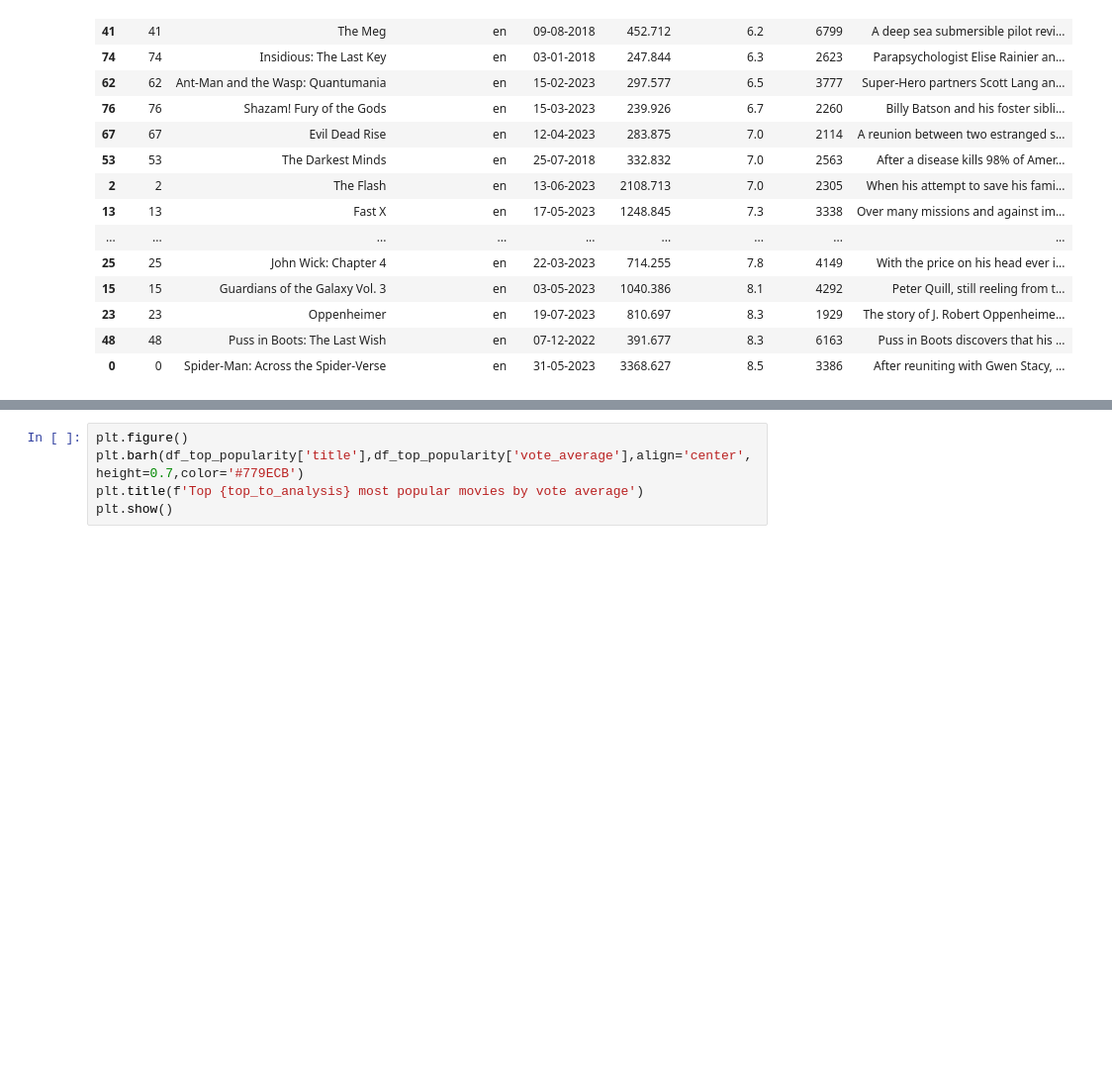
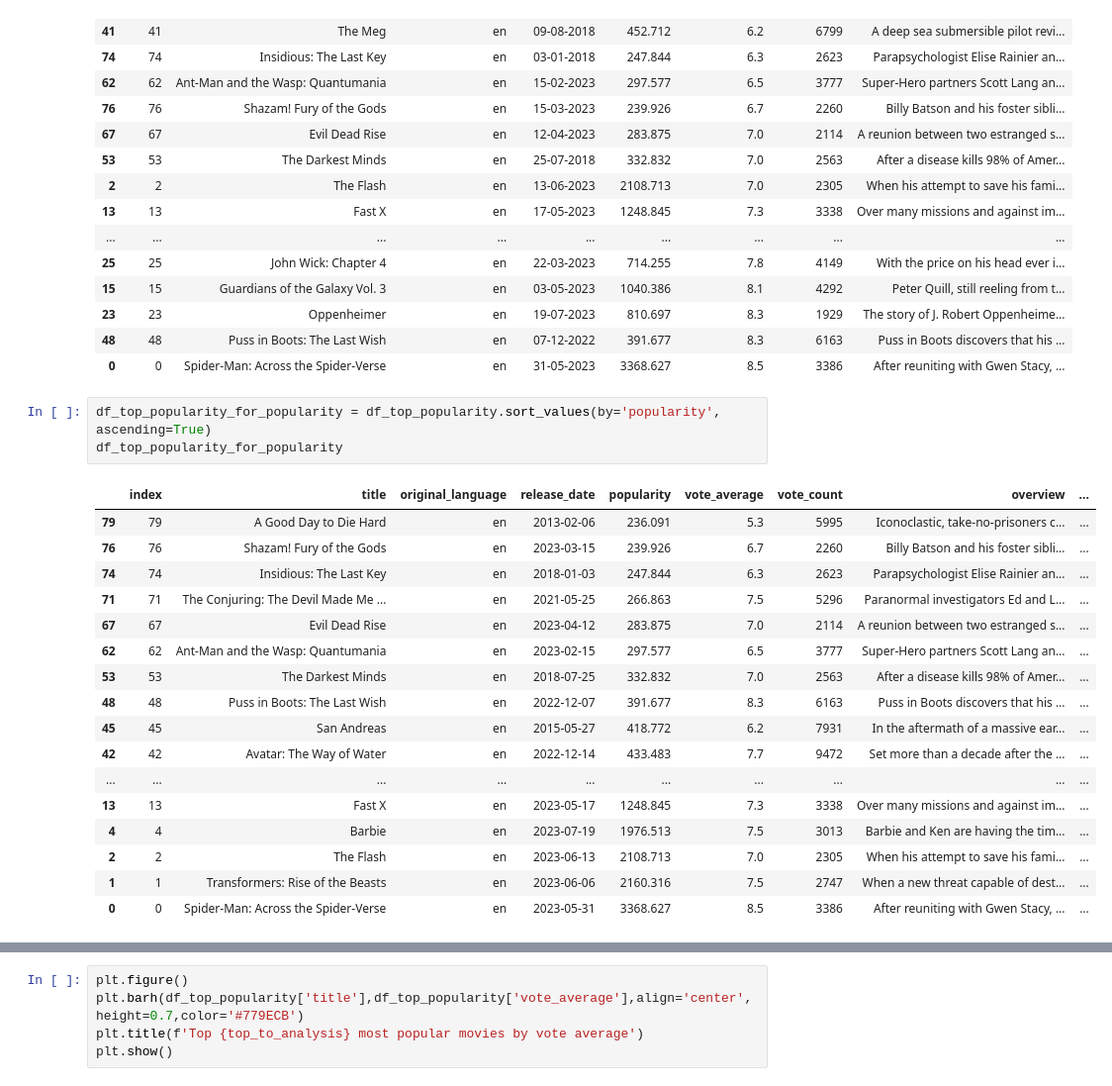
Before and after one commit to agustinFiori32/Latest-10000-Movies-Dataset-from-TMDB-analysis, a Jupyter notebook: new.ipynb, the cells around one changed output, grey strips where cells are left out. Shown: that part at 99% size. Saved outputs shown, nothing was run; the diff lists cells and outputs as text; blank space fills up the shorter version.

```diff
--- a/new.ipynb
+++ b/new.ipynb
@@ -55,3 +55,24 @@ df_top_popularity
 | 23 | 23 | Oppenheimer | en | 19-07-2023 | 810.697 | 8.3 | 1929 | The story of J. Robert Oppenheime... |
 | 48 | 48 | Puss in Boots: The Last Wish | en | 07-12-2022 | 391.677 | 8.3 | 6163 | Puss in Boots discovers that his ... |
 | 0 | 0 | Spider-Man: Across the Spider-Verse | en | 31-05-2023 | 3368.627 | 8.5 | 3386 | After reuniting with Gwen Stacy, ... |
+# %%
+df_top_popularity_for_popularity = df_top_popularity.sort_values(by='popularity', ascending=True)
+df_top_popularity_for_popularity
+# %% [output]
+|  | index | title | original_language | release_date | popularity | vote_average | vote_count | overview | ... |
+| 79 | 79 | A Good Day to Die Hard | en | 2013-02-06 | 236.091 | 5.3 | 5995 | Iconoclastic, take-no-prisoners c... | ... |
+| 76 | 76 | Shazam! Fury of the Gods | en | 2023-03-15 | 239.926 | 6.7 | 2260 | Billy Batson and his foster sibli... | ... |
+| 74 | 74 | Insidious: The Last Key | en | 2018-01-03 | 247.844 | 6.3 | 2623 | Parapsychologist Elise Rainier an... | ... |
+| 71 | 71 | The Conjuring: The Devil Made Me ... | en | 2021-05-25 | 266.863 | 7.5 | 5296 | Paranormal investigators Ed and L... | ... |
+| 67 | 67 | Evil Dead Rise | en | 2023-04-12 | 283.875 | 7.0 | 2114 | A reunion between two estranged s... | ... |
+| 62 | 62 | Ant-Man and the Wasp: Quantumania | en | 2023-02-15 | 297.577 | 6.5 | 3777 | Super-Hero partners Scott Lang an... | ... |
+| 53 | 53 | The Darkest Minds | en | 2018-07-25 | 332.832 | 7.0 | 2563 | After a disease kills 98% of Amer... | ... |
+| 48 | 48 | Puss in Boots: The Last Wish | en | 2022-12-07 | 391.677 | 8.3 | 6163 | Puss in Boots discovers that his ... | ... |
+| 45 | 45 | San Andreas | en | 2015-05-27 | 418.772 | 6.2 | 7931 | In the aftermath of a massive ear... | ... |
+| 42 | 42 | Avatar: The Way of Water | en | 2022-12-14 | 433.483 | 7.7 | 9472 | Set more than a decade after the ... | ... |
+| ... | ... | ... | ... | ... | ... | ... | ... | ... | ... |
+| 13 | 13 | Fast X | en | 2023-05-17 | 1248.845 | 7.3 | 3338 | Over many missions and against im... | ... |
+| 4 | 4 | Barbie | en | 2023-07-19 | 1976.513 | 7.5 | 3013 | Barbie and Ken are having the tim... | ... |
+| 2 | 2 | The Flash | en | 2023-06-13 | 2108.713 | 7.0 | 2305 | When his attempt to save his fami... | ... |
+| 1 | 1 | Transformers: Rise of the Beasts | en | 2023-06-06 | 2160.316 | 7.5 | 2747 | When a new threat capable of dest... | ... |
+| 0 | 0 | Spider-Man: Across the Spider-Verse | en | 2023-05-31 | 3368.627 | 8.5 | 3386 | After reuniting with Gwen Stacy, ... | ... |
```
Also changed, not shown: parts of 3 cells of this notebook.
